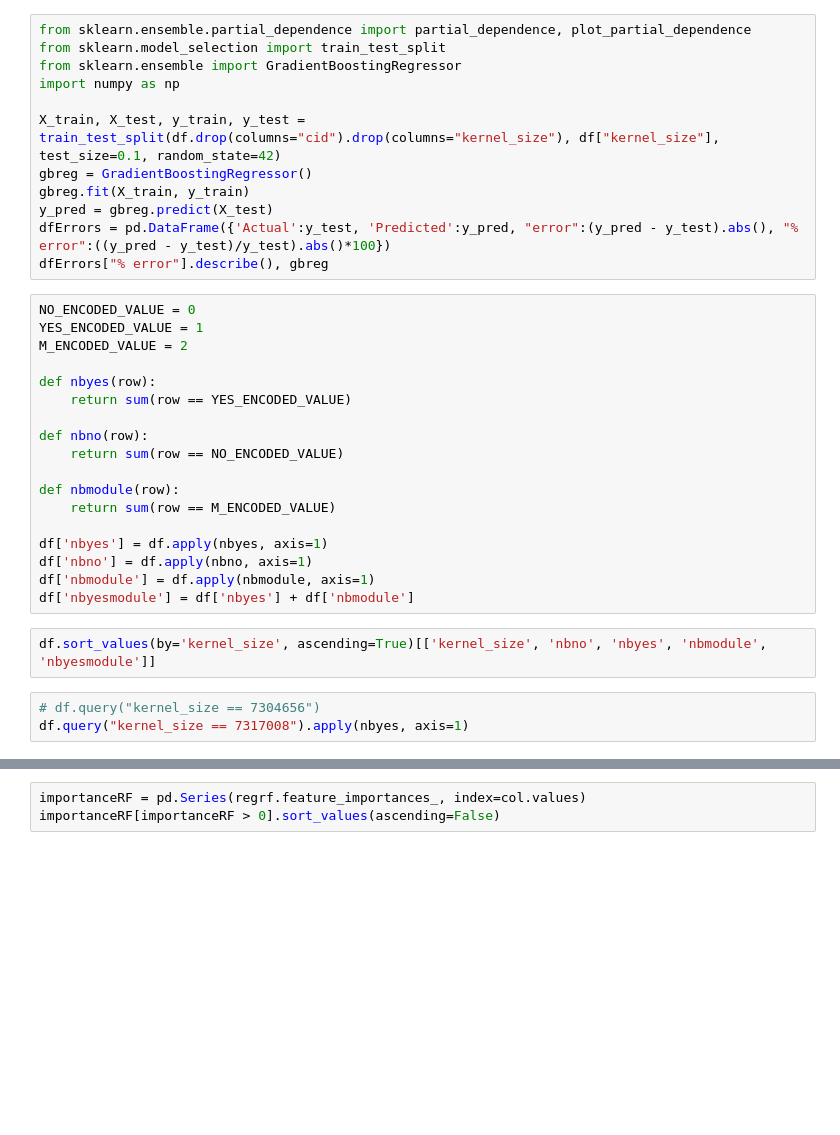
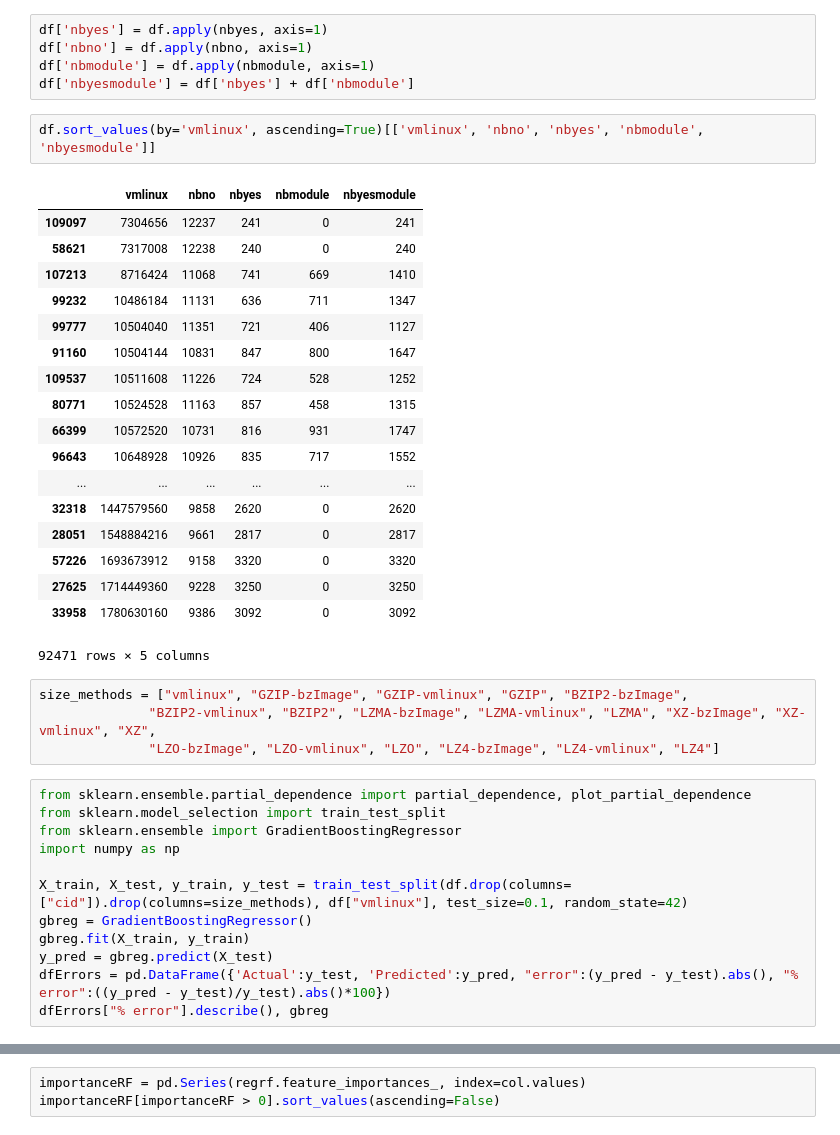
Before and after one commit to TuxML/size-analysis, a Jupyter notebook: feature_importance.ipynb, the cells around one changed output, grey strips where cells are left out. Saved outputs shown, nothing was run; the diff lists cells and outputs as text; blank space fills up the shorter version.

Commit message:
results with nbyes and refactoring

```diff
--- a/feature_importance.ipynb
+++ b/feature_importance.ipynb
@@ -14,38 +55,45 @@ df.query("kernel_size >= 0", inplace=True)
+# %%
+df['nbyes'] = df.apply(nbyes, axis=1)
+df['nbno'] = df.apply(nbno, axis=1)
+df['nbmodule'] = df.apply(nbmodule, axis=1)
+df['nbyesmodule'] = df['nbyes'] + df['nbmodule']
+# %%
+df.sort_values(by='vmlinux', ascending=True)[['vmlinux', 'nbno', 'nbyes', 'nbmodule', 'nbyesmodule']]
+# %% [output]
+|  | vmlinux | nbno | nbyes | nbmodule | nbyesmodule |
+| 109097 | 7304656 | 12237 | 241 | 0 | 241 |
+| 58621 | 7317008 | 12238 | 240 | 0 | 240 |
+| 107213 | 8716424 | 11068 | 741 | 669 | 1410 |
+| 99232 | 10486184 | 11131 | 636 | 711 | 1347 |
+| 99777 | 10504040 | 11351 | 721 | 406 | 1127 |
+| 91160 | 10504144 | 10831 | 847 | 800 | 1647 |
+| 109537 | 10511608 | 11226 | 724 | 528 | 1252 |
+| 80771 | 10524528 | 11163 | 857 | 458 | 1315 |
+| 66399 | 10572520 | 10731 | 816 | 931 | 1747 |
+| 96643 | 10648928 | 10926 | 835 | 717 | 1552 |
+| ... | ... | ... | ... | ... | ... |
+| 32318 | 1447579560 | 9858 | 2620 | 0 | 2620 |
+| 28051 | 1548884216 | 9661 | 2817 | 0 | 2817 |
+| 57226 | 1693673912 | 9158 | 3320 | 0 | 3320 |
+| 27625 | 1714449360 | 9228 | 3250 | 0 | 3250 |
+| 33958 | 1780630160 | 9386 | 3092 | 0 | 3092 |
+92471 rows × 5 columns
+# %%
+size_methods = ["vmlinux", "GZIP-bzImage", "GZIP-vmlinux", "GZIP", "BZIP2-bzImage",
+              "BZIP2-vmlinux", "BZIP2", "LZMA-bzImage", "LZMA-vmlinux", "LZMA", "XZ-bzImage", "XZ-vmlinux", "XZ",
+              "LZO-bzImage", "LZO-vmlinux", "LZO", "LZ4-bzImage", "LZ4-vmlinux", "LZ4"]
 # %%
 from sklearn.ensemble.partial_dependence import partial_dependence, plot_partial_dependence
 from sklearn.model_selection import train_test_split
 from sklearn.ensemble import GradientBoostingRegressor
 import numpy as np
 
-X_train, X_test, y_train, y_test = train_test_split(df.drop(columns="cid").drop(columns="kernel_size"), df["kernel_size"], test_size=0.1, random_state=42)
+X_train, X_test, y_train, y_test = train_test_split(df.drop(columns=["cid"]).drop(columns=size_methods), df["vmlinux"], test_size=0.1, random_state=42)
 gbreg = GradientBoostingRegressor()
 gbreg.fit(X_train, y_train)
 y_pred = gbreg.predict(X_test)
 dfErrors = pd.DataFrame({'Actual':y_test, 'Predicted':y_pred, "error":(y_pred - y_test).abs(), "% error":((y_pred - y_test)/y_test).abs()*100})
 dfErrors["% error"].describe(), gbreg
-# %%
-NO_ENCODED_VALUE = 0
-YES_ENCODED_VALUE = 1
-M_ENCODED_VALUE = 2
-
-def nbyes(row):
-    return sum(row == YES_ENCODED_VALUE)
-
-def nbno(row):
-    return sum(row == NO_ENCODED_VALUE)
-
-def nbmodule(row):
-    return sum(row == M_ENCODED_VALUE)
-
-df['nbyes'] = df.apply(nbyes, axis=1)
-df['nbno'] = df.apply(nbno, axis=1)
-df['nbmodule'] = df.apply(nbmodule, axis=1)
-df['nbyesmodule'] = df['nbyes'] + df['nbmodule']
-# %%
-df.sort_values(by='kernel_size', ascending=True)[['kernel_size', 'nbno', 'nbyes', 'nbmodule', 'nbyesmodule']]
-# %%
-# df.query("kernel_size == 7304656")
-df.query("kernel_size == 7317008").apply(nbyes, axis=1)
 # %%
 from sklearn.model_selection import train_test_split
 from sklearn import tree
```
Also changed, not shown: parts of 10 cells of this notebook, 1 other file.
